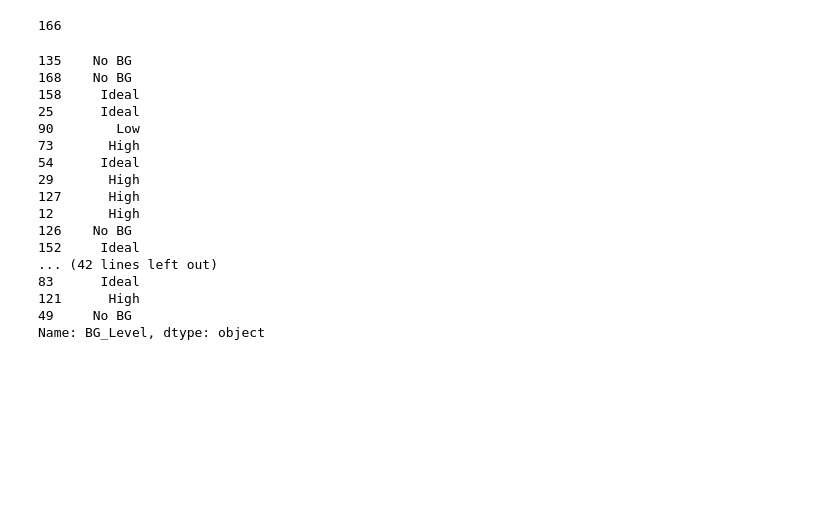
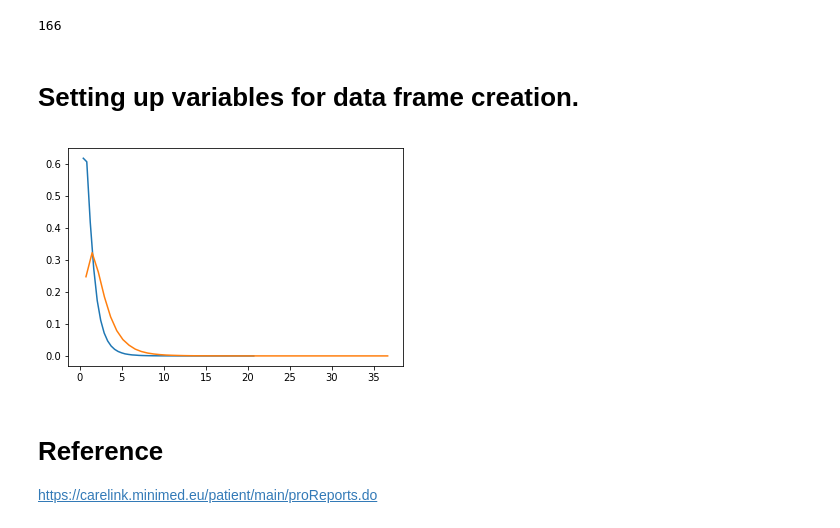
Before and after one commit to babubaskaran/ProgDA_Project, a Jupyter notebook: ProgDA_Project.ipynb, the cells around one changed output. Cells and saved outputs as stored; diff of their text form; code cells hidden in the pictures; blank space fills up the shorter version.

Commit message:
continue with analysing the data and creating  variable

```diff
--- a/ProgDA_Project.ipynb
+++ b/ProgDA_Project.ipynb
@@ -88,23 +100,3 @@ KNeighborsClassifier(algorithm='auto', leaf_size=30, metric='minkowski',
 166
 # %%
 inputs_train, inputs_test, outputs_train, outputs_test = mod.train_test_split(inputs1,outputs1,test_size=0.33)
-# %%
-outputs_test
-# %% [output]
-135    No BG
-168    No BG
-158     Ideal
-25      Ideal
-90        Low
-73       High
-54      Ideal
-29       High
-127      High
-12       High
-126    No BG
-152     Ideal
-... (42 lines left out)
-83      Ideal
-121      High
-49     No BG
-Name: BG_Level, dtype: object
@@ -114,0 +103,19 @@ https://carelink.minimed.eu/patient/main/proReports.do
+# %% [markdown]
+# Setting up variables for data frame creation.
+# %%
+dfnum = 3 # between group deg of freedom
+dfden = 20 # within groups degrees of freedom
+nonc = 3.0
+nc_vals = np.random.noncentral_f(dfnum, dfden, nonc, 1000000)
+NF = np.histogram(nc_vals, bins=50, normed=True)
+c_vals = np.random.f(dfnum, dfden, 1000000)
+F = np.histogram(c_vals, bins=50, normed=True)
+plt.plot(F[1][1:], F[0])
+plt.plot(NF[1][1:], NF[0])
+plt.show()
+# %% [output]
+[figure, added]
+# %% [markdown]
+# Reference
+
+https://carelink.minimed.eu/patient/main/proReports.do
```
Also changed, not shown: parts of 4 cells of this notebook, 1 other file.
